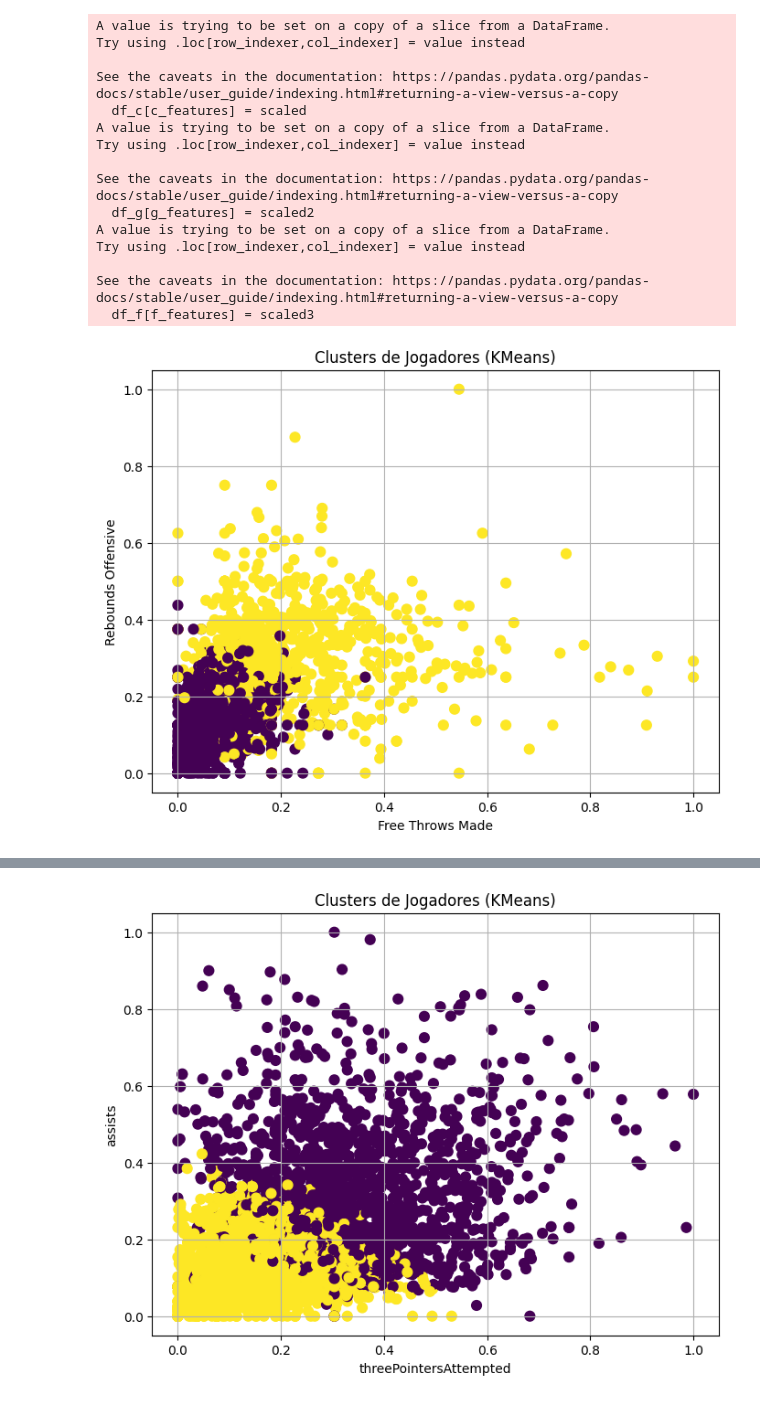
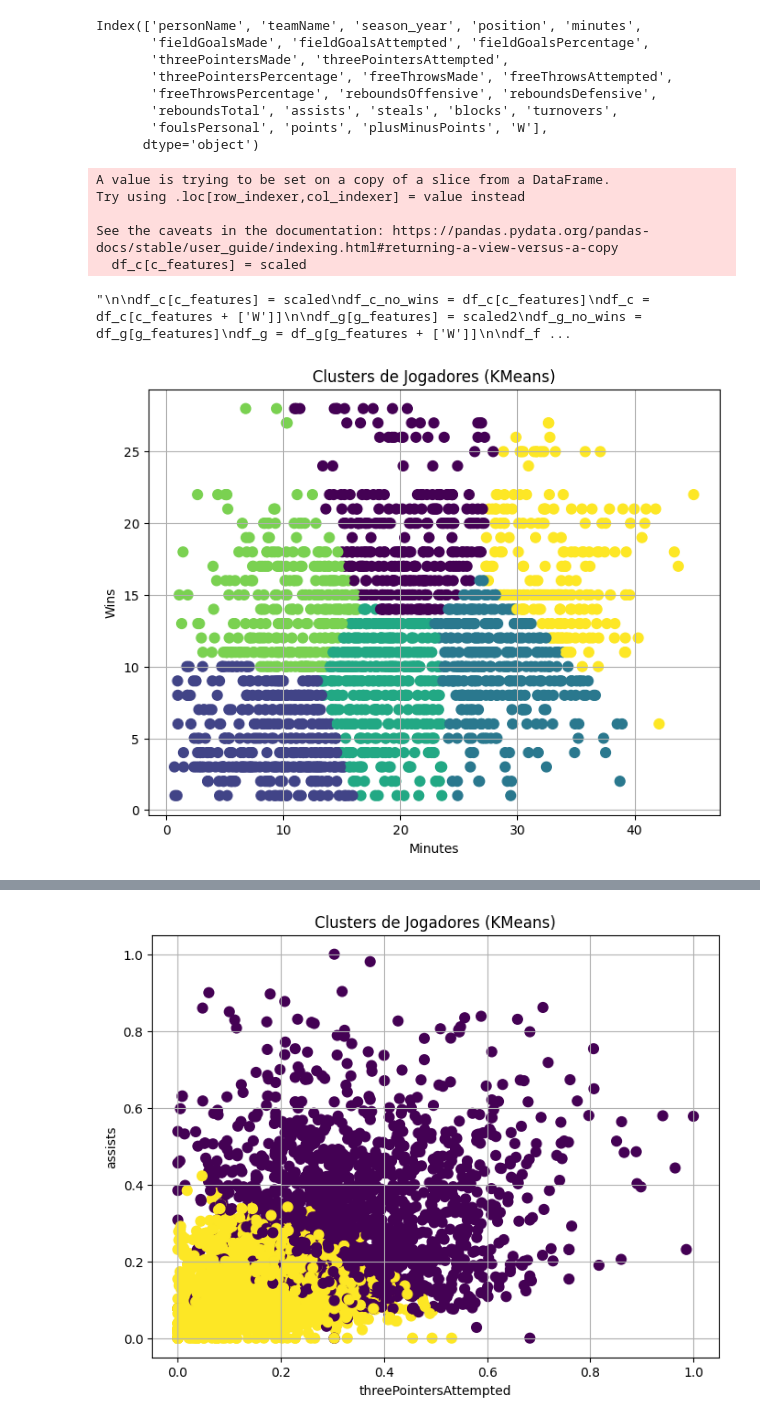
Before and after one commit to SiddiJr/NBA-predictions, a Jupyter notebook: 04 - Pesquisa/pergunta2.ipynb, the cells around one changed output, grey strips where cells are left out. Cells and saved outputs as stored; diff of their text form; code cells hidden in the pictures.

Commit message:
teste clusterização de jogadores por vitoria e tempo de quadra

```diff
--- a/04 - Pesquisa/pergunta2.ipynb
+++ b/04 - Pesquisa/pergunta2.ipynb
@@ -9,16 +9,26 @@ df = pd.read_csv('../dataset/clean/stats_by_player.csv')
 win_minutes_relation = pd.read_csv('../dataset/clean/win_minutes_relation.csv')
 
 df = df.merge(win_minutes_relation.drop(columns = 'minutes'), on = 'personName')
+df.columns
+# %% [output]
+Index(['personName', 'teamName', 'season_year', 'position', 'minutes',
+       'fieldGoalsMade', 'fieldGoalsAttempted', 'fieldGoalsPercentage',
+       'threePointersMade', 'threePointersAttempted',
+       'threePointersPercentage', 'freeThrowsMade', 'freeThrowsAttempted',
+       'freeThrowsPercentage', 'reboundsOffensive', 'reboundsDefensive',
+       'reboundsTotal', 'assists', 'steals', 'blocks', 'turnovers',
+       'foulsPersonal', 'points', 'plusMinusPoints', 'W'],
+      dtype='object')
 # %%
 df_c = df[df['position'].str.count('C') > 0]
 df_g = df[df['position'].str.count('G') > 0]
 df_f = df[df['position'].str.count('F') > 0]
 
-c_features = ['freeThrowsMade', 'reboundsDefensive', 'reboundsOffensive', 'blocks', 'minutes']
+c_features = ['freeThrowsMade', 'reboundsDefensive', 'reboundsOffensive', 'blocks', 'plusMinusPoints']
 
-g_features = ['threePointersAttempted', 'assists', 'steals', 'turnovers', 'minutes']
+g_features = ['threePointersAttempted', 'assists', 'steals', 'turnovers', 'plusMinusPoints']
 
-f_features = ['threePointersAttempted', 'reboundsDefensive', 'steals', 'turnovers', 'minutes']
+f_features = ['threePointersAttempted', 'reboundsDefensive', 'steals', 'turnovers', 'plusMinusPoints']
 
 min_max_scaler = preprocessing.MinMaxScaler()
 scaled = min_max_scaler.fit_transform(df_c[c_features].values)
@@ -28,6 +38,11 @@ scaled2 = min_max_scaler.fit_transform(df_g[g_features].values)
 
 min_max_scaler3 = preprocessing.MinMaxScaler()
 scaled3 = min_max_scaler.fit_transform(df_f[f_features].values)
+
+df_c[c_features] = scaled
+df_c = df_c[c_features + ['W','minutes']]
+
+'''
 
 df_c[c_features] = scaled
 df_c_no_wins = df_c[c_features]
@@ -40,31 +55,27 @@ df_g = df_g[g_features + ['W']]
 df_f[f_features] = scaled3
 df_f_no_wins = df_f[g_features]
 df_f = df_f[f_features + ['W']]
+'''
 # %% [output]
 A value is trying to be set on a copy of a slice from a DataFrame.
 Try using .loc[row_indexer,col_indexer] = value instead
 
 See the caveats in the documentation: https://pandas.pydata.org/pandas-docs/stable/user_guide/indexing.html#returning-a-view-versus-a-copy
   df_c[c_features] = scaled
-A value is trying to be set on a copy of a slice from a DataFrame.
-Try using .loc[row_indexer,col_indexer] = value instead
-
-See the caveats in the documentation: https://pandas.pydata.org/pandas-docs/stable/user_guide/indexing.html#returning-a-view-versus-a-copy
-  df_g[g_features] = scaled2
-A value is trying to be set on a copy of a slice from a DataFrame.
-Try using .loc[row_indexer,col_indexer] = value instead
-
-See the caveats in the documentation: https://pandas.pydata.org/pandas-docs/stable/user_guide/indexing.html#returning-a-view-versus-a-copy
-  df_f[f_features] = scaled3
+"\n\ndf_c[c_features] = scaled\ndf_c_no_wins = df_c[c_features]\ndf_c = df_c[c_features + ['W']]\n\ndf_g[g_features] = scaled2\ndf_g_no_wins = df_g[g_features]\ndf_g = df_g[g_features + ['W']]\n\ndf_f ...
-# %%
-kmeans = KMeans(n_clusters=2, random_state=0, n_init="auto").fit_predict(df_c_no_wins)
-df_c['cluster'] = kmeans
-plt.figure(figsize=(8, 6))
-plt.scatter(df_c['freeThrowsMade'], df_c['reboundsOffensive'], c=df_c['cluster'], cmap='viridis', s=60)
-plt.xlabel('Free Throws Made')
-plt.ylabel('Rebounds Offensive')
-plt.title('Clusters de Jogadores (KMeans)')
-plt.grid(True)
-plt.show()
-# %% [output]
-[figure, removed]
+# %%
+df_c_tmp_wins = df_c[['minutes', 'W']]
+
+kmeans = KMeans(n_clusters=6, random_state=0, n_init="auto").fit_predict(df_c_tmp_wins)
+
+df_c['cluster'] = kmeans
+
+plt.figure(figsize=(8, 6))
+plt.scatter(df_c['minutes'], df_c['W'], c=df_c['cluster'], cmap='viridis', s=60)
+plt.xlabel('Minutes')
+plt.ylabel('Wins')
+plt.title('Clusters de Jogadores (KMeans)')
+plt.grid(True)
+plt.show()
+# %% [output]
+[figure, added]
```
Also changed, not shown: parts of 2 cells of this notebook, 1 other file.
